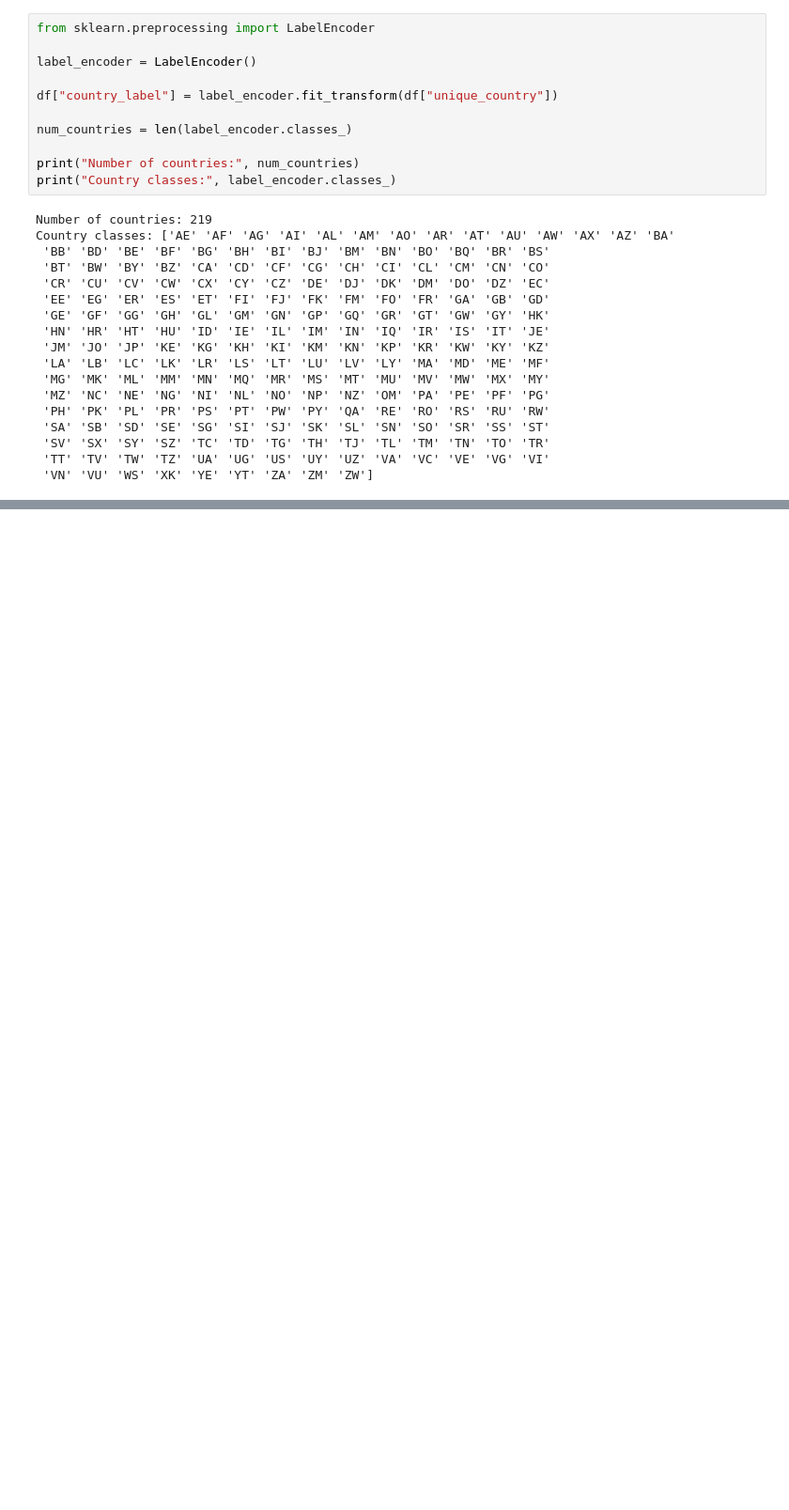
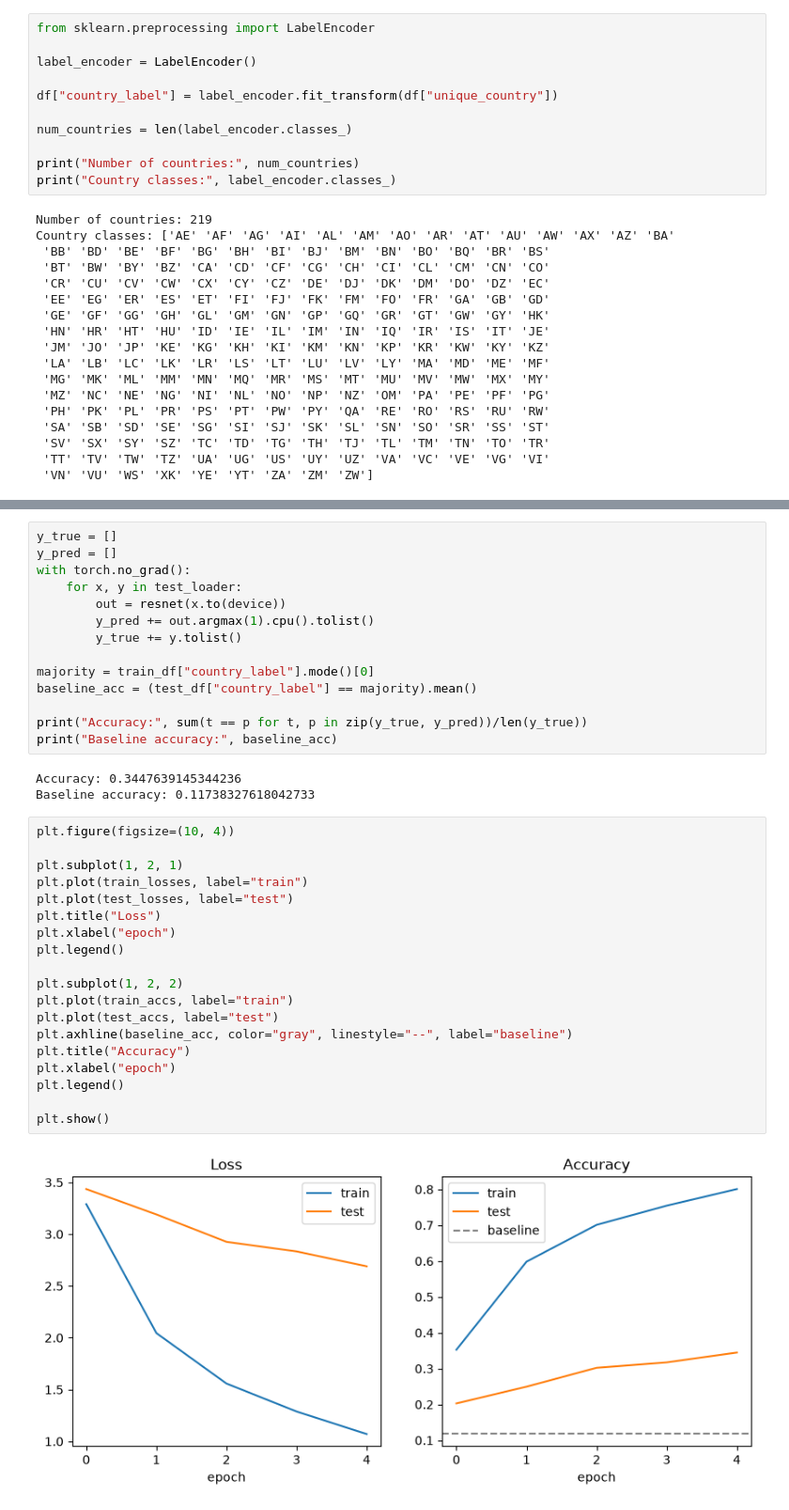
Before and after one commit to rhit-tokoyol/csse-416-geoguessr-project, a Jupyter notebook: main.ipynb, the cells around one changed output, grey strips where cells are left out. Shown at 94% size. Cells and saved outputs as stored; diff of their text form; blank space fills up the shorter version.

Commit message:
Added a couple of visuals and statistics for improved diagnostics of the model's performance

```diff
--- a/main.ipynb
+++ b/main.ipynb
@@ -231,0 +287,38 @@ KeyboardInterrupt:
+# %%
+y_true = []
+y_pred = []
+with torch.no_grad():
+    for x, y in test_loader:
+        out = resnet(x.to(device))
+        y_pred += out.argmax(1).cpu().tolist()
+        y_true += y.tolist()
+
+majority = train_df["country_label"].mode()[0]
+baseline_acc = (test_df["country_label"] == majority).mean()
+
+print("Accuracy:", sum(t == p for t, p in zip(y_true, y_pred))/len(y_true))
+print("Baseline accuracy:", baseline_acc)
+# %% [output]
+Accuracy: 0.3447639145344236
+Baseline accuracy: 0.11738327618042733
+# %%
+plt.figure(figsize=(10, 4))
+
+plt.subplot(1, 2, 1)
+plt.plot(train_losses, label="train")
+plt.plot(test_losses, label="test")
+plt.title("Loss")
+plt.xlabel("epoch")
+plt.legend()
+
+plt.subplot(1, 2, 2)
+plt.plot(train_accs, label="train")
+plt.plot(test_accs, label="test")
+plt.axhline(baseline_acc, color="gray", linestyle="--", label="baseline")
+plt.title("Accuracy")
+plt.xlabel("epoch")
+plt.legend()
+
+plt.show()
+# %% [output]
+[figure, added]
```
Also changed, not shown: parts of 5 cells of this notebook.
